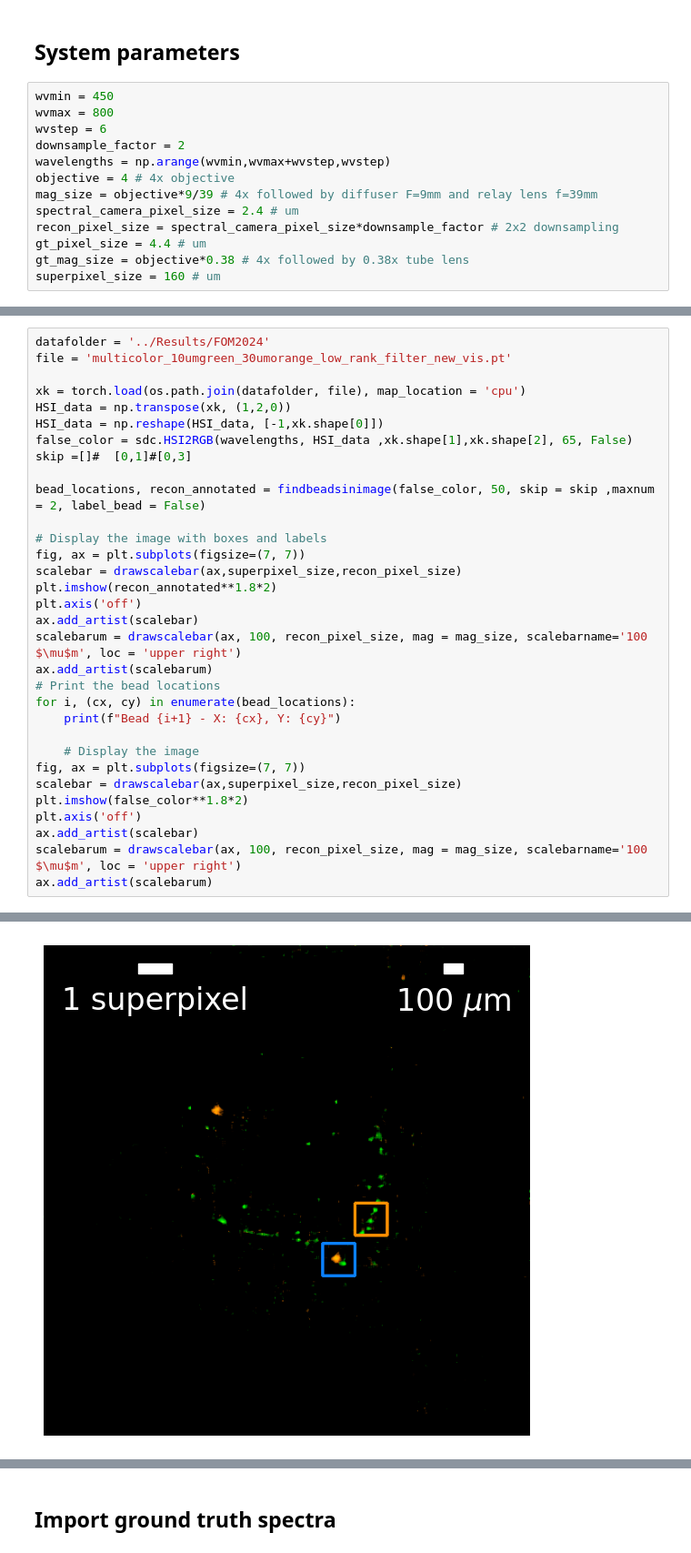
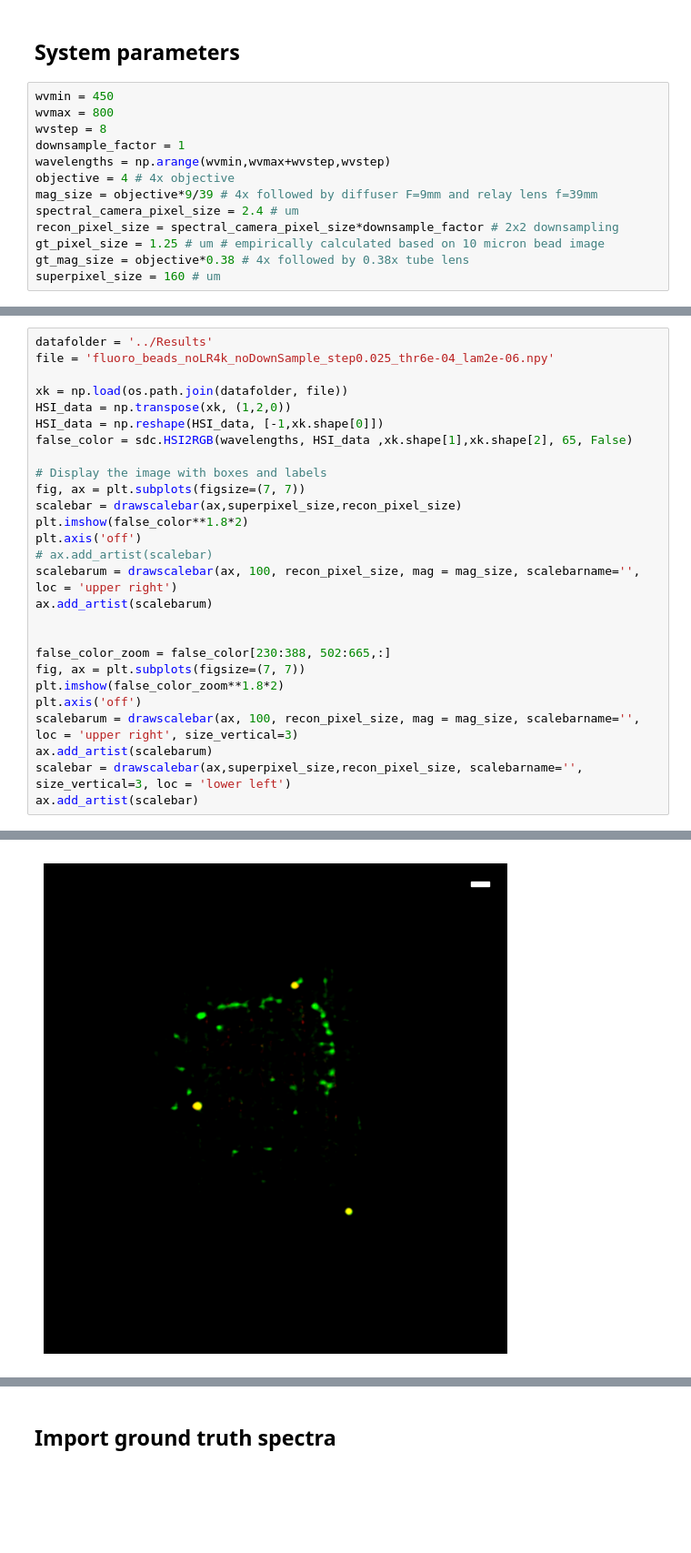
Before and after one commit to neerja/spectraldiffuserscope, a Jupyter notebook: JaxCode/Figure_Notebooks/fig_fluoromaxbeads.ipynb, the cells around one changed output, grey strips where cells are left out. Shown at 91% size. Saved outputs shown, nothing was run; the diff lists cells and outputs as text; blank space fills up the shorter version.

Commit message:
mostly worked on fluoromax figure

```diff
--- a/JaxCode/Figure_Notebooks/fig_fluoromaxbeads.ipynb
+++ b/JaxCode/Figure_Notebooks/fig_fluoromaxbeads.ipynb
@@ -20,14 +34,14 @@ import jax
 # %%
 wvmin = 450
 wvmax = 800
-wvstep = 6
-downsample_factor = 2
+wvstep = 8
+downsample_factor = 1
 wavelengths = np.arange(wvmin,wvmax+wvstep,wvstep)
 objective = 4 # 4x objective
 mag_size = objective*9/39 # 4x followed by diffuser F=9mm and relay lens f=39mm
 spectral_camera_pixel_size = 2.4 # um
 recon_pixel_size = spectral_camera_pixel_size*downsample_factor # 2x2 downsampling
-gt_pixel_size = 4.4 # um
+gt_pixel_size = 1.25 # um # empirically calculated based on 10 micron bead image
 gt_mag_size = objective*0.38 # 4x followed by 0.38x tube lens
 superpixel_size = 160 # um
 # %% [markdown]
@@ -35,33 +49,28 @@ superpixel_size = 160 # um
 # %%
-datafolder = '../Results/FOM2024'
-file = 'multicolor_10umgreen_30umorange_low_rank_filter_new_vis.pt'
+datafolder = '../Results'
+file = 'fluoro_beads_noLR4k_noDownSample_step0.025_thr6e-04_lam2e-06.npy'
 
-xk = torch.load(os.path.join(datafolder, file), map_location = 'cpu')
+xk = np.load(os.path.join(datafolder, file))
 HSI_data = np.transpose(xk, (1,2,0))
 HSI_data = np.reshape(HSI_data, [-1,xk.shape[0]])
 false_color = sdc.HSI2RGB(wavelengths, HSI_data ,xk.shape[1],xk.shape[2], 65, False)
-skip =[]#  [0,1]#[0,3]
-
-bead_locations, recon_annotated = findbeadsinimage(false_color, 50, skip = skip ,maxnum = 2, label_bead = False)
 
 # Display the image with boxes and labels
 fig, ax = plt.subplots(figsize=(7, 7))
 scalebar = drawscalebar(ax,superpixel_size,recon_pixel_size)
-plt.imshow(recon_annotated**1.8*2)
-plt.axis('off')
-ax.add_artist(scalebar)
-scalebarum = drawscalebar(ax, 100, recon_pixel_size, mag = mag_size, scalebarname='100 $\mu$m', loc = 'upper right')
-ax.add_artist(scalebarum)
-# Print the bead locations
-for i, (cx, cy) in enumerate(bead_locations):
-    print(f"Bead {i+1} - X: {cx}, Y: {cy}")
-
-    # Display the image
-fig, ax = plt.subplots(figsize=(7, 7))
-scalebar = drawscalebar(ax,superpixel_size,recon_pixel_size)
 plt.imshow(false_color**1.8*2)
 plt.axis('off')
+# ax.add_artist(scalebar)
+scalebarum = drawscalebar(ax, 100, recon_pixel_size, mag = mag_size, scalebarname='', loc = 'upper right')
+ax.add_artist(scalebarum)
+
+
+false_color_zoom = false_color[230:388, 502:665,:]
+fig, ax = plt.subplots(figsize=(7, 7))
+plt.imshow(false_color_zoom**1.8*2)
+plt.axis('off')
+scalebarum = drawscalebar(ax, 100, recon_pixel_size, mag = mag_size, scalebarname='', loc = 'upper right', size_vertical=3)
+ax.add_artist(scalebarum)
+scalebar = drawscalebar(ax,superpixel_size,recon_pixel_size, scalebarname='', size_vertical=3, loc = 'lower left')
 ax.add_artist(scalebar)
-scalebarum = drawscalebar(ax, 100, recon_pixel_size, mag = mag_size, scalebarname='100 $\mu$m', loc = 'upper right')
-ax.add_artist(scalebarum)
 # %% [output]
@@ -73 +80 @@ Bead 2 - X: 324, Y: 271
-[figure, old version]
+[figure, new version]
```
Also changed, not shown: parts of 13 cells of this notebook, 4 other files.
